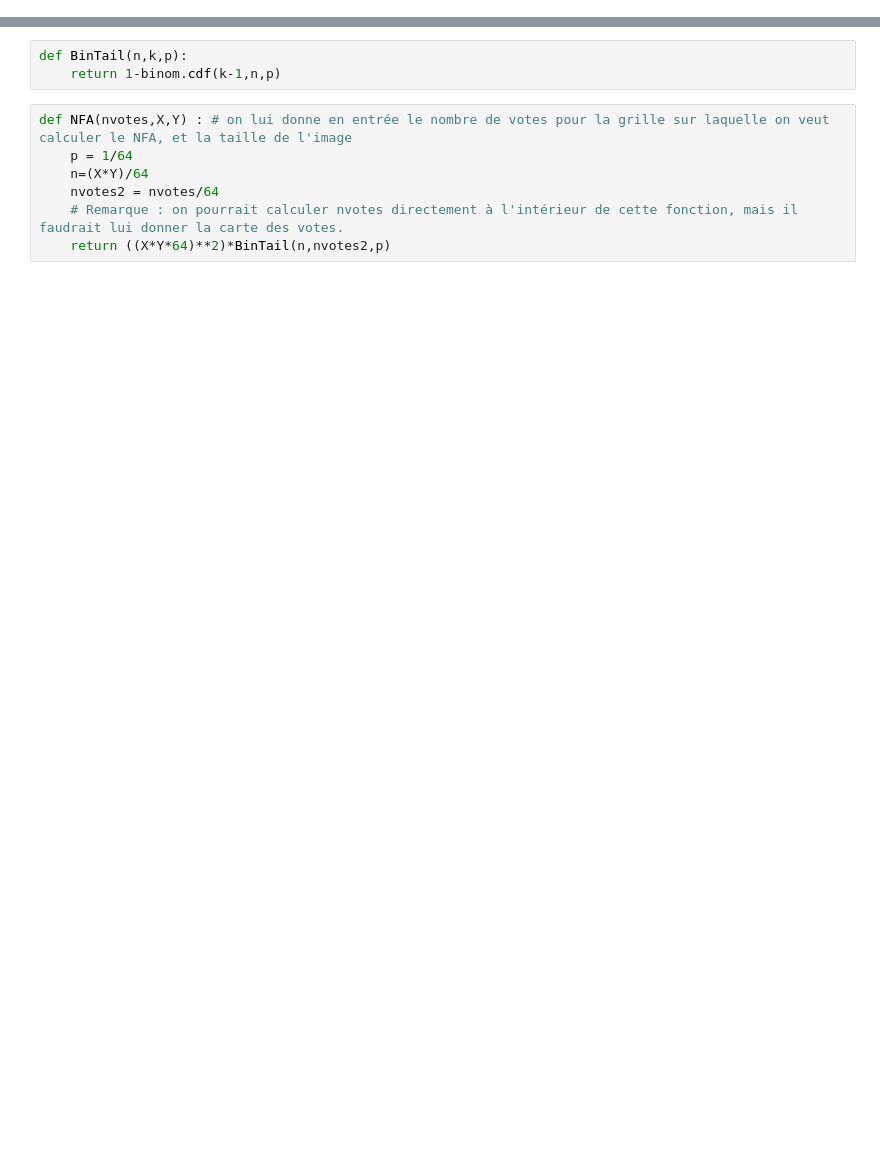
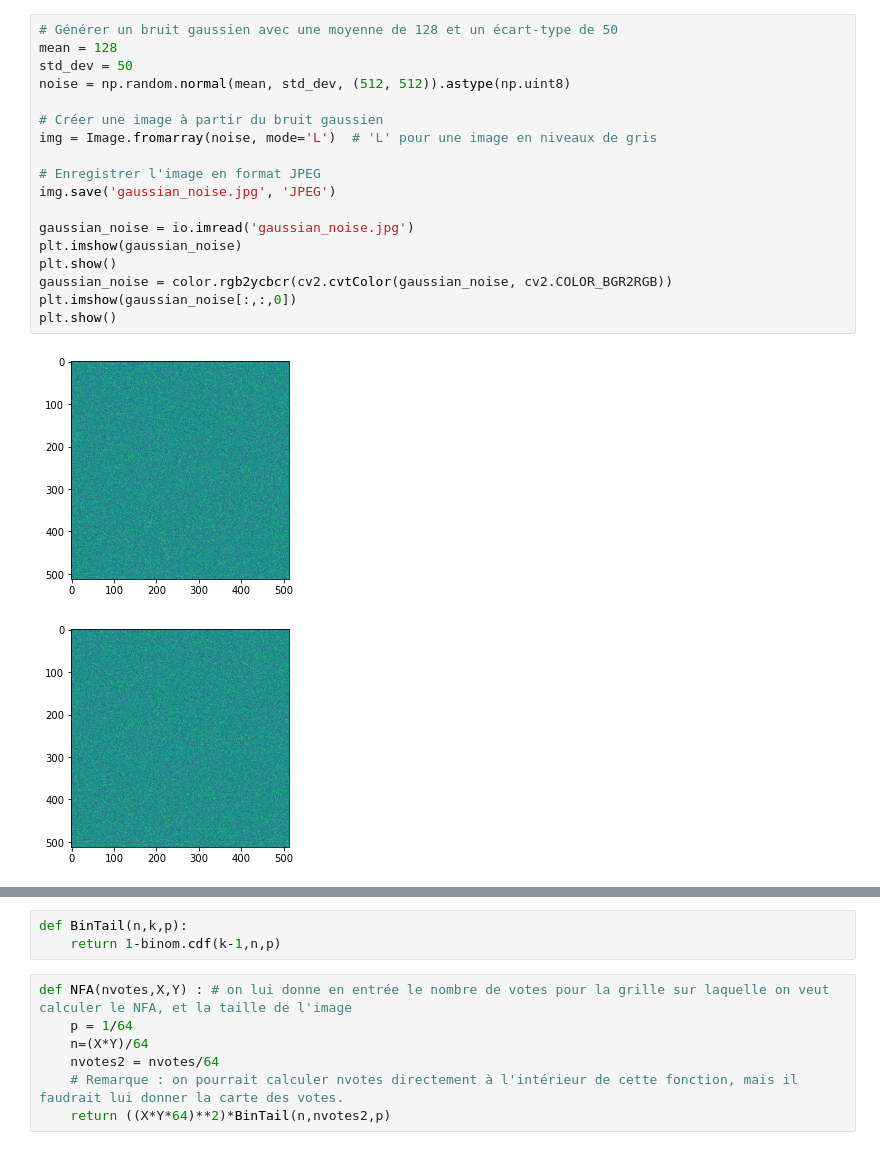
Before and after one commit to IvanKhodakov/ima-compressionjpg, a Jupyter notebook: zero.ipynb, the cells around one changed output, grey strips where cells are left out. Saved outputs shown, nothing was run; the diff lists cells and outputs as text; blank space fills up the shorter version.

```diff
--- a/zero.ipynb
+++ b/zero.ipynb
@@ -30,3 +51,24 @@ print(votes)
+# %%
+# Générer un bruit gaussien avec une moyenne de 128 et un écart-type de 50
+mean = 128
+std_dev = 50
+noise = np.random.normal(mean, std_dev, (512, 512)).astype(np.uint8)
+
+# Créer une image à partir du bruit gaussien
+img = Image.fromarray(noise, mode='L')  # 'L' pour une image en niveaux de gris
+
+# Enregistrer l'image en format JPEG
+img.save('gaussian_noise.jpg', 'JPEG')
+
+gaussian_noise = io.imread('gaussian_noise.jpg')
+plt.imshow(gaussian_noise)
+plt.show()
+gaussian_noise = color.rgb2ycbcr(cv2.cvtColor(gaussian_noise, cv2.COLOR_BGR2RGB))
+plt.imshow(gaussian_noise[:,:,0])
+plt.show()
+# %% [output]
+[figure, added]
+[figure, added]
 # %%
 def im_luminance(im):
     if len(im.shape) == 3:
```
Also changed, not shown: parts of 15 cells of this notebook, 14 other files.
